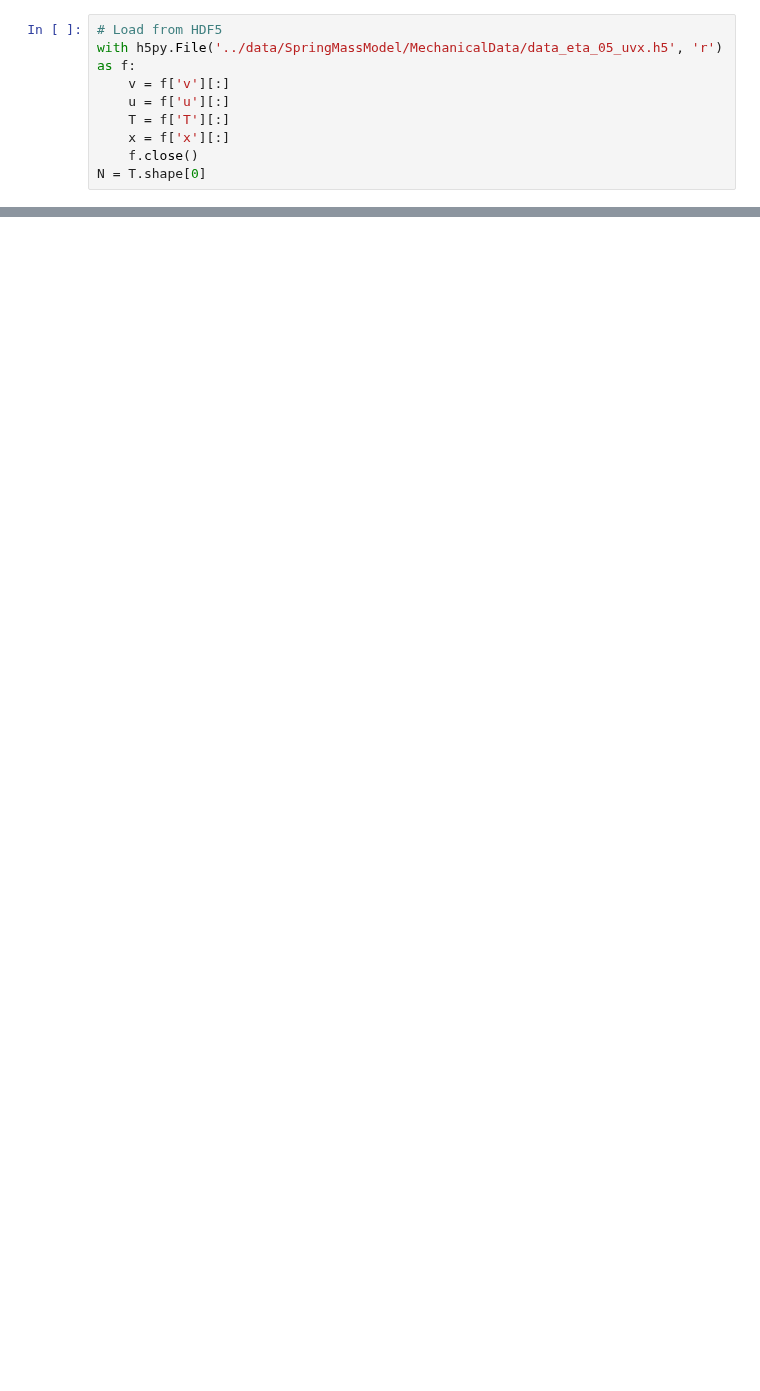
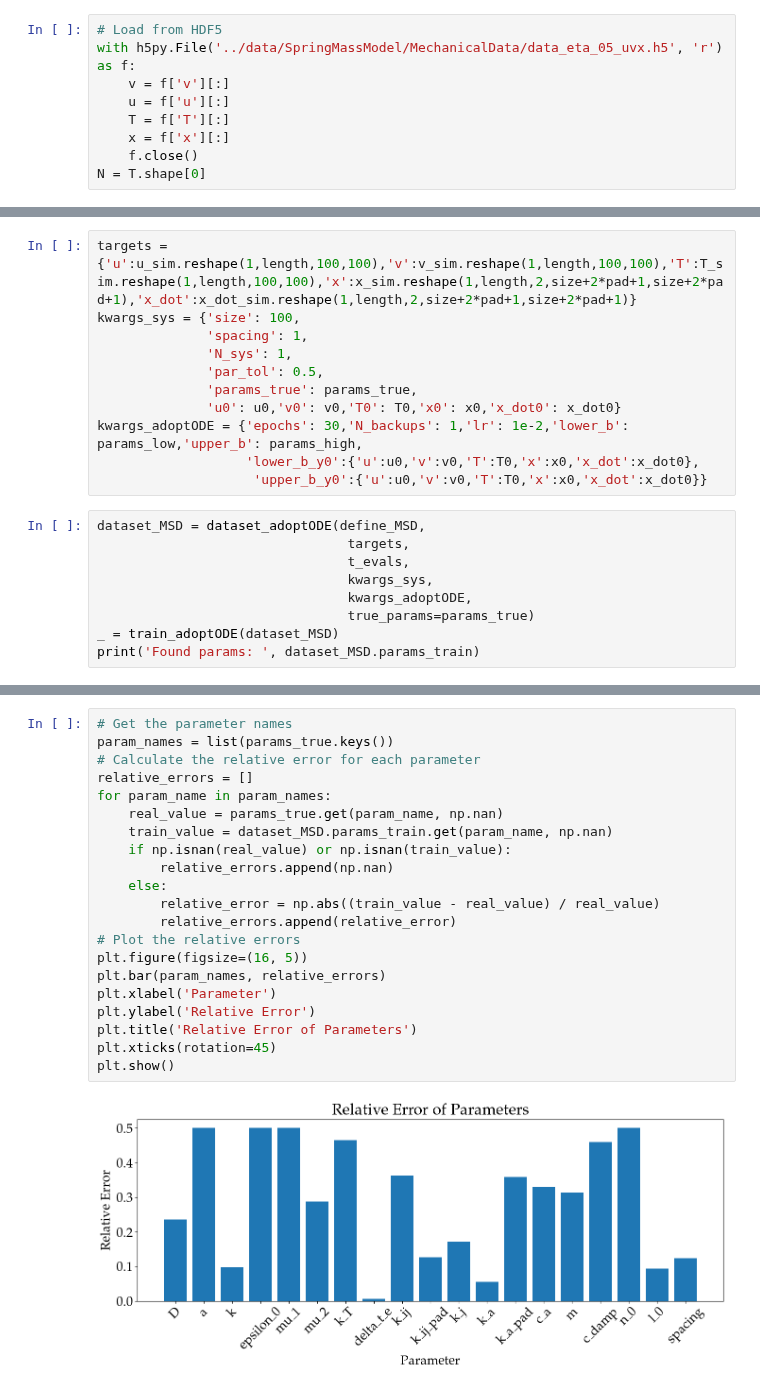
Before and after one commit to LukasBremer/SMM_AdODE_2D, a Jupyter notebook: adode_cluster/SpringMassModel/MSD_fit.ipynb, the cells around one changed output, grey strips where cells are left out. Saved outputs shown, nothing was run; the diff lists cells and outputs as text; blank space fills up the shorter version.

```diff
--- a/adode_cluster/SpringMassModel/MSD_fit.ipynb
+++ b/adode_cluster/SpringMassModel/MSD_fit.ipynb
@@ -455,0 +187,20 @@ plt.show()
+# %%
+targets = {'u':u_sim.reshape(1,length,100,100),'v':v_sim.reshape(1,length,100,100),'T':T_sim.reshape(1,length,100,100),'x':x_sim.reshape(1,length,2,size+2*pad+1,size+2*pad+1),'x_dot':x_dot_sim.reshape(1,length,2,size+2*pad+1,size+2*pad+1)}
+kwargs_sys = {'size': 100,
+              'spacing': 1,
+              'N_sys': 1,
+              'par_tol': 0.5,
+              'params_true': params_true,
+              'u0': u0,'v0': v0,'T0': T0,'x0': x0,'x_dot0': x_dot0}
+kwargs_adoptODE = {'epochs': 30,'N_backups': 1,'lr': 1e-2,'lower_b': params_low,'upper_b': params_high,
+                   'lower_b_y0':{'u':u0,'v':v0,'T':T0,'x':x0,'x_dot':x_dot0},
+                    'upper_b_y0':{'u':u0,'v':v0,'T':T0,'x':x0,'x_dot':x_dot0}}
+# %%
+dataset_MSD = dataset_adoptODE(define_MSD,
+                                targets,
+                                t_evals,
+                                kwargs_sys,
+                                kwargs_adoptODE,
+                                true_params=params_true)
+_ = train_adoptODE(dataset_MSD)
+print('Found params: ', dataset_MSD.params_train)
@@ -455,0 +219,23 @@ plt.show()
+# %%
+# Get the parameter names
+param_names = list(params_true.keys())
+# Calculate the relative error for each parameter
+relative_errors = []
+for param_name in param_names:
+    real_value = params_true.get(param_name, np.nan)
+    train_value = dataset_MSD.params_train.get(param_name, np.nan)
+    if np.isnan(real_value) or np.isnan(train_value):
+        relative_errors.append(np.nan)
+    else:
+        relative_error = np.abs((train_value - real_value) / real_value)
+        relative_errors.append(relative_error)
+# Plot the relative errors
+plt.figure(figsize=(16, 5))
+plt.bar(param_names, relative_errors)
+plt.xlabel('Parameter')
+plt.ylabel('Relative Error')
+plt.title('Relative Error of Parameters')
+plt.xticks(rotation=45)
+plt.show()
+# %% [output]
+[figure, added]
```
Also changed, not shown: parts of 13 cells of this notebook, 4 other files.
